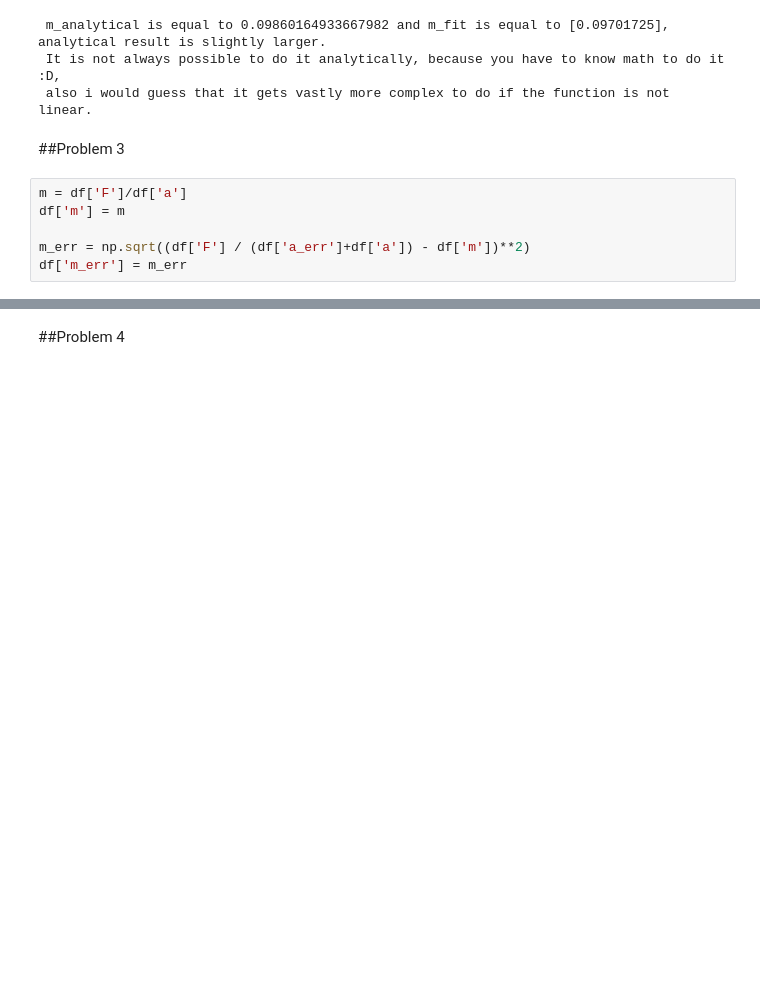
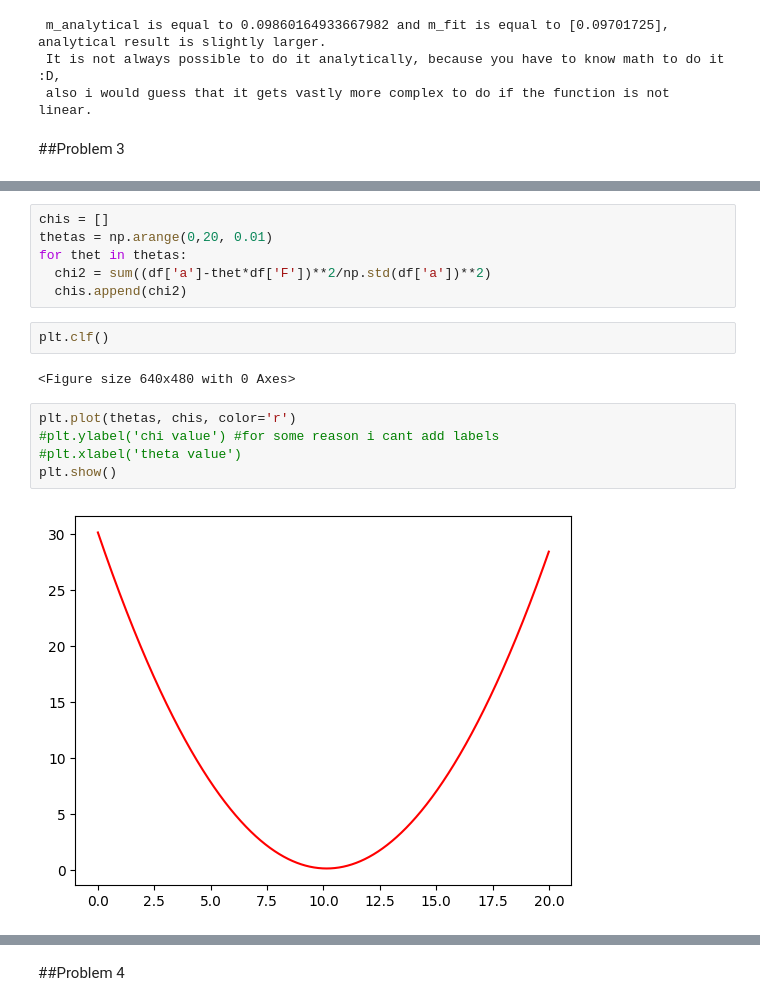
Before and after one commit to nebuus/Stat_methods, a Jupyter notebook: Statistical_methods_in_data_analysis_S2_S3.ipynb, the cells around one changed output, grey strips where cells are left out. Saved outputs shown, nothing was run; the diff lists cells and outputs as text; blank space fills up the shorter version.

```diff
--- a/Statistical_methods_in_data_analysis_S2_S3.ipynb
+++ b/Statistical_methods_in_data_analysis_S2_S3.ipynb
@@ -199,9 +211,3 @@ print(f' m_analytical is equal to {m_hat} and m_fit is equal to {mass}, analytic
  also i would guess that it gets vastly more complex to do if the function is not linear.
 # %% [markdown]
 ##Problem 3
-# %%
-m = df['F']/df['a']
-df['m'] = m
-
-m_err = np.sqrt((df['F'] / (df['a_err']+df['a']) - df['m'])**2)
-df['m_err'] = m_err
@@ -221,0 +223,17 @@ print(m_ideal)
+# %%
+chis = []
+thetas = np.arange(0,20, 0.01)
+for thet in thetas:
+  chi2 = sum((df['a']-thet*df['F'])**2/np.std(df['a'])**2)
+  chis.append(chi2)
+# %%
+plt.clf()
+# %% [output]
+<Figure size 640x480 with 0 Axes>
+# %%
+plt.plot(thetas, chis, color='r')
+#plt.ylabel('chi value') #for some reason i cant add labels
+#plt.xlabel('theta value')
+plt.show()
+# %% [output]
+[figure, added]
```
Also changed, not shown: parts of 16 cells of this notebook.
